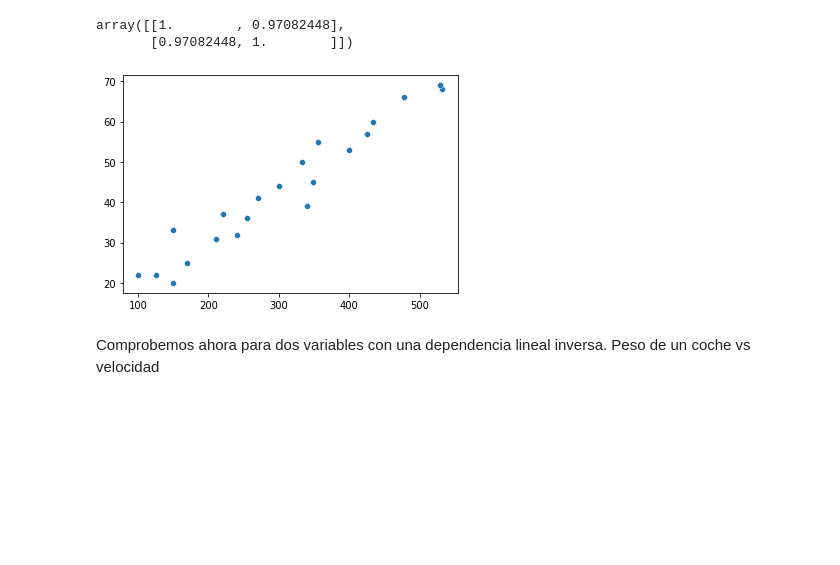
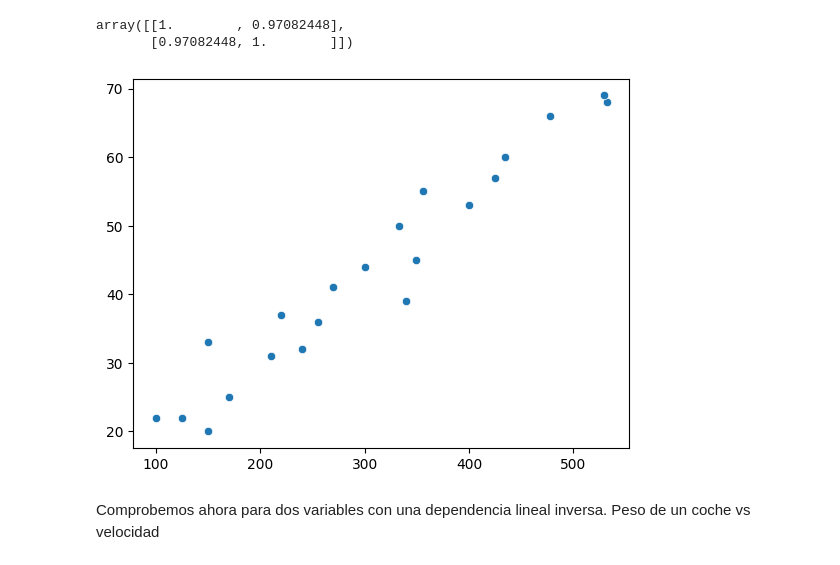
Before and after one commit to angelrodnah/2309_dsft_thebridge, a Jupyter notebook: 2-Data_Analysis/0-Matematicas_DS/2-Estadística_descriptiva.ipynb, the cells around one changed output. Drawn from its saved outputs; the diff is of its cells as text; code cells hidden in the pictures; blank space fills up the shorter version.

```diff
--- a/2-Data_Analysis/0-Matematicas_DS/2-Estadística_descriptiva.ipynb
+++ b/2-Data_Analysis/0-Matematicas_DS/2-Estadística_descriptiva.ipynb
@@ -671,9 +671,9 @@ np.corrcoef(distancia, gasolina)
 array([[1.        , 0.97082448],
        [0.97082448, 1.        ]])
 # %%
-sns.scatterplot(distancia, gasolina);
+sns.scatterplot(x = distancia, y = gasolina);
 # %% [output]
-[figure, old version]
+[figure, new version]
 # %% [markdown]
 Comprobemos ahora para dos variables con una dependencia lineal inversa. Peso de un coche vs velocidad
 # %%
```
Also changed, not shown: parts of 8 cells of this notebook, 9 other files.
